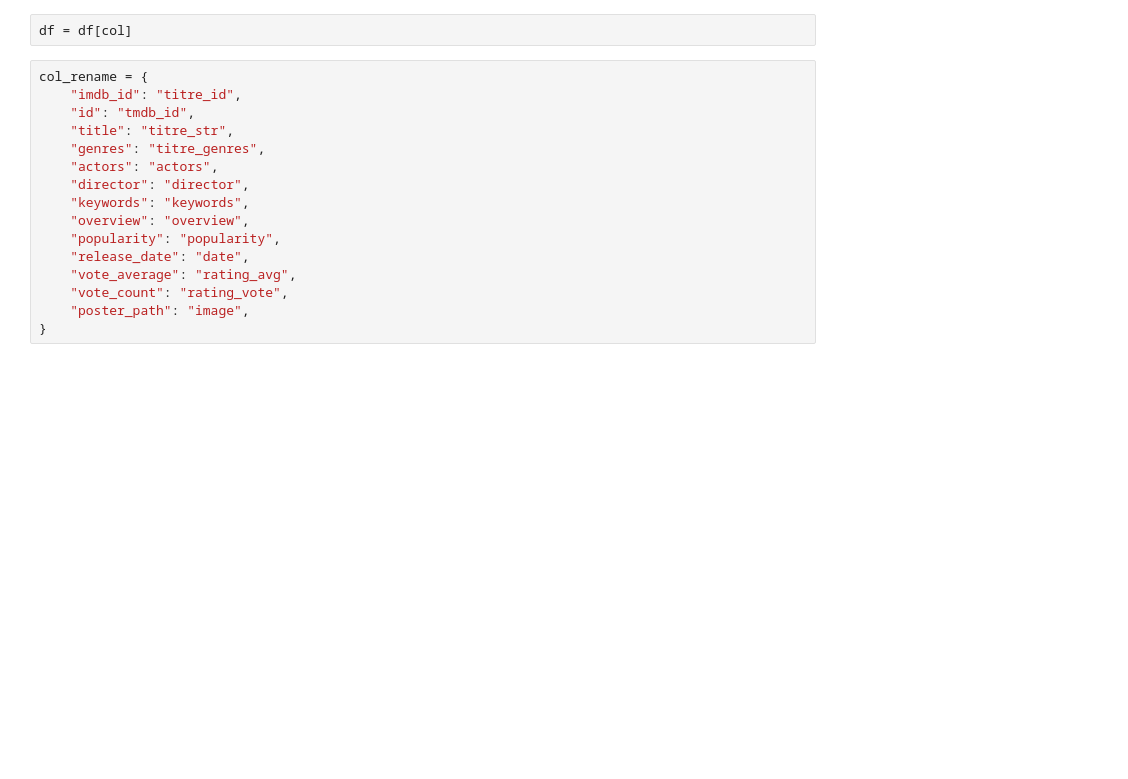
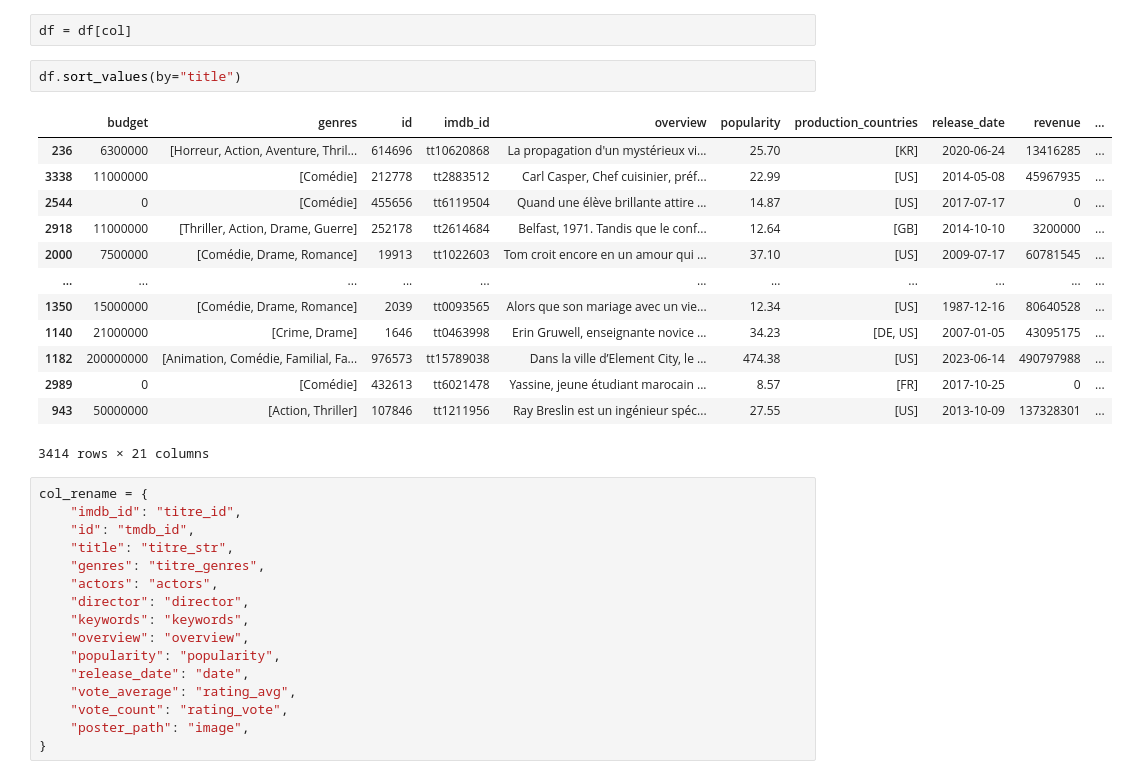
Before and after one commit to Morgan-DCL/project_2, a Jupyter notebook: ML_cleaning.ipynb, the cells around one changed output. Saved outputs shown, nothing was run; the diff lists cells and outputs as text; blank space fills up the shorter version.

```diff
--- a/ML_cleaning.ipynb
+++ b/ML_cleaning.ipynb
@@ -72,6 +72,22 @@ col = [
 ]
 # %%
 df = df[col]
+# %%
+df.sort_values(by="title")
+# %% [output]
+|  | budget | genres | id | imdb_id | overview | popularity | production_countries | release_date | revenue | ... |
+| 236 | 6300000 | [Horreur, Action, Aventure, Thril... | 614696 | tt10620868 | La propagation d'un mystérieux vi... | 25.70 | [KR] | 2020-06-24 | 13416285 | ... |
+| 3338 | 11000000 | [Comédie] | 212778 | tt2883512 | Carl Casper, Chef cuisinier, préf... | 22.99 | [US] | 2014-05-08 | 45967935 | ... |
+| 2544 | 0 | [Comédie] | 455656 | tt6119504 | Quand une élève brillante attire ... | 14.87 | [US] | 2017-07-17 | 0 | ... |
+| 2918 | 11000000 | [Thriller, Action, Drame, Guerre] | 252178 | tt2614684 | Belfast, 1971. Tandis que le conf... | 12.64 | [GB] | 2014-10-10 | 3200000 | ... |
+| 2000 | 7500000 | [Comédie, Drame, Romance] | 19913 | tt1022603 | Tom croit encore en un amour qui ... | 37.10 | [US] | 2009-07-17 | 60781545 | ... |
+| ... | ... | ... | ... | ... | ... | ... | ... | ... | ... | ... |
+| 1350 | 15000000 | [Comédie, Drame, Romance] | 2039 | tt0093565 | Alors que son mariage avec un vie... | 12.34 | [US] | 1987-12-16 | 80640528 | ... |
+| 1140 | 21000000 | [Crime, Drame] | 1646 | tt0463998 | Erin Gruwell, enseignante novice ... | 34.23 | [DE, US] | 2007-01-05 | 43095175 | ... |
+| 1182 | 200000000 | [Animation, Comédie, Familial, Fa... | 976573 | tt15789038 | Dans la ville d’Element City, le ... | 474.38 | [US] | 2023-06-14 | 490797988 | ... |
+| 2989 | 0 | [Comédie] | 432613 | tt6021478 | Yassine, jeune étudiant marocain ... | 8.57 | [FR] | 2017-10-25 | 0 | ... |
+| 943 | 50000000 | [Action, Thriller] | 107846 | tt1211956 | Ray Breslin est un ingénieur spéc... | 27.55 | [US] | 2013-10-09 | 137328301 | ... |
+3414 rows × 21 columns
 # %%
 col_rename = {
     "imdb_id": "titre_id",
```
Also changed, not shown: parts of 2 cells of this notebook, 2 other files.
